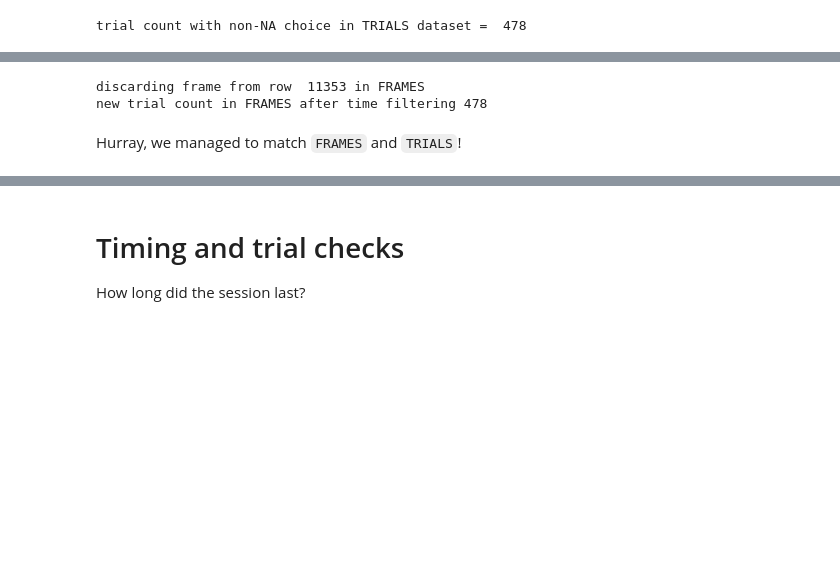
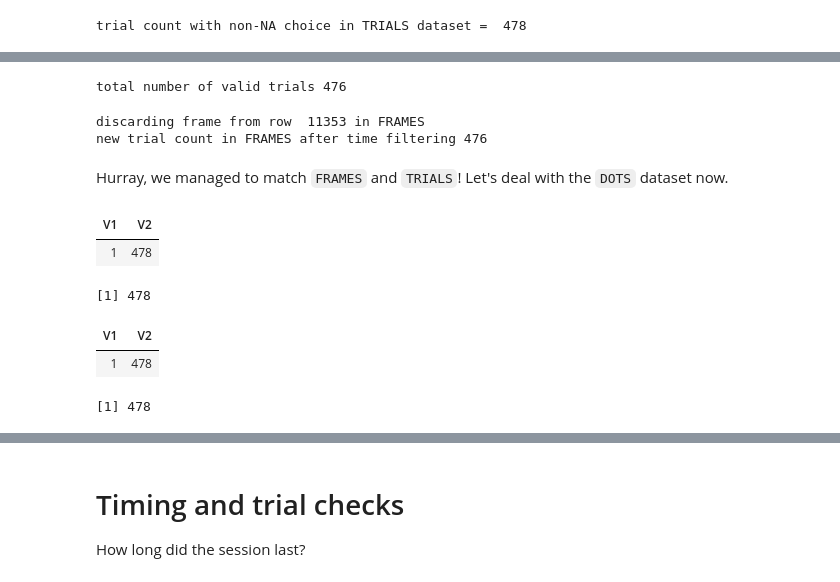
Before and after one commit to TheGoldLab/Analysis_SingleCP_DotsReversal, a Jupyter notebook: Jupyter/pilot11.ipynb, the cells around one changed output, grey strips where cells are left out. Drawn from its saved outputs; the diff is of its cells as text; code cells hidden in the pictures; blank space fills up the shorter version.

Commit message:
filter 1st trial and negative RT, match dsets via validTrialCount col

```diff
--- a/Jupyter/pilot11.ipynb
+++ b/Jupyter/pilot11.ipynb
@@ -202,0 +215,10 @@ TRIALS[is.na(choice), trialCount := NA_integer_]
+# %%
+TRIALS[, trialInSession:=.I] # absolute trial number with ordering matching the one in the session
+
+# create the validTrialCount column
+TRIALS[!is.na(choice) & trialInSession > 1 & RT > 0, validTrialCount := .I]
+TRIALS[is.na(choice) | trialInSession <= 1 | RT <= 0, validTrialCount := NA_integer_]
+
+cat('total number of valid trials', TRIALS[!is.na(validTrialCount),max(validTrialCount)])
+# %% [output]
+total number of valid trials 476
@@ -203,25 +227,28 @@ TRIALS[is.na(choice), trialCount := NA_integer_]
 # %%
 # to match TRIALS to FRAMES, we use timestamps.
 
-# add the trialCount col to FRAMES, with 0 entries for now
-FRAMES[,trialCount:=0]
+# add the validTrialCount col to FRAMES, with 0 entries for now
+FRAMES[,validTrialCount:=0]
 # str(FRAMES)
 
 # NOTE: following for loop is SLOW, but I don't know of a way to speed things up
+# TODO: post question online
 
 # loop through rows in FRAMES and set trialCount appropriately
 for (numRow in 1:nrow(FRAMES)) {
     frameOnset <- FRAMES[numRow, onsetTime]
-    if (length(TRIALS[trialStart <= frameOnset & trialEnd >= frameOnset,trialCount]) == 0) {
+    if (length(TRIALS[trialStart <= frameOnset & trialEnd >= frameOnset,validTrialCount]) == 0) {
         cat('discarding frame from row ',numRow, 'in FRAMES\n')
-        FRAMES[numRow, "trialCount"] <- NA_integer_
+        FRAMES[numRow, "validTrialCount"] <- NA_integer_
+    } else if (length(TRIALS[trialStart <= frameOnset & trialEnd >= frameOnset,validTrialCount]) > 1) {
+        cat('row ',numRow, 'in FRAMES falls in more than one trial!\n')
     } else {
-        FRAMES[numRow, "trialCount"] <- TRIALS[trialStart <= frameOnset & trialEnd >= frameOnset,trialCount]
+        FRAMES[numRow, "validTrialCount"] <- TRIALS[trialStart <= frameOnset & trialEnd >= frameOnset,validTrialCount]
     }
 }
 
 cat('new trial count in FRAMES after time filtering',
-nrow(FRAMES[!is.na(trialCount),.N,by=trialCount]))
+nrow(FRAMES[!is.na(validTrialCount),.N,by=validTrialCount]))
 # %% [output]
 discarding frame from row  11353 in FRAMES
-new trial count in FRAMES after time filtering 478
+new trial count in FRAMES after time filtering 476
@@ -228,2 +258,18 @@ new trial count in FRAMES after time filtering 478
 # %% [markdown]
-Hurray, we managed to match `FRAMES` and `TRIALS`!
+Hurray, we managed to match `FRAMES` and `TRIALS`! Let's deal with the `DOTS` dataset now.
+# %%
+tmp_dt <- TRIALS[!is.na(choice)]
+tmp_dt[,trialCount := .I] # the trialCount col is meant to match the trialCount col from DOTS dataset
+
+# uncomment below to perform the checks
+# tmp_dt[,.(min(trialCount),max(trialCount))]
+# nrow(tmp_dt[,.(trialCount)])
+# DOTS[,.(min(trialCount),max(trialCount))]
+# nrow(DOTS[,.(.N),by=trialCount])
+# %% [output]
+| V1 | V2 |
+| 1 | 478 |
+[1] 478
+| V1 | V2 |
+| 1 | 478 |
+[1] 478
```
Also changed, not shown: parts of 21 cells of this notebook.
